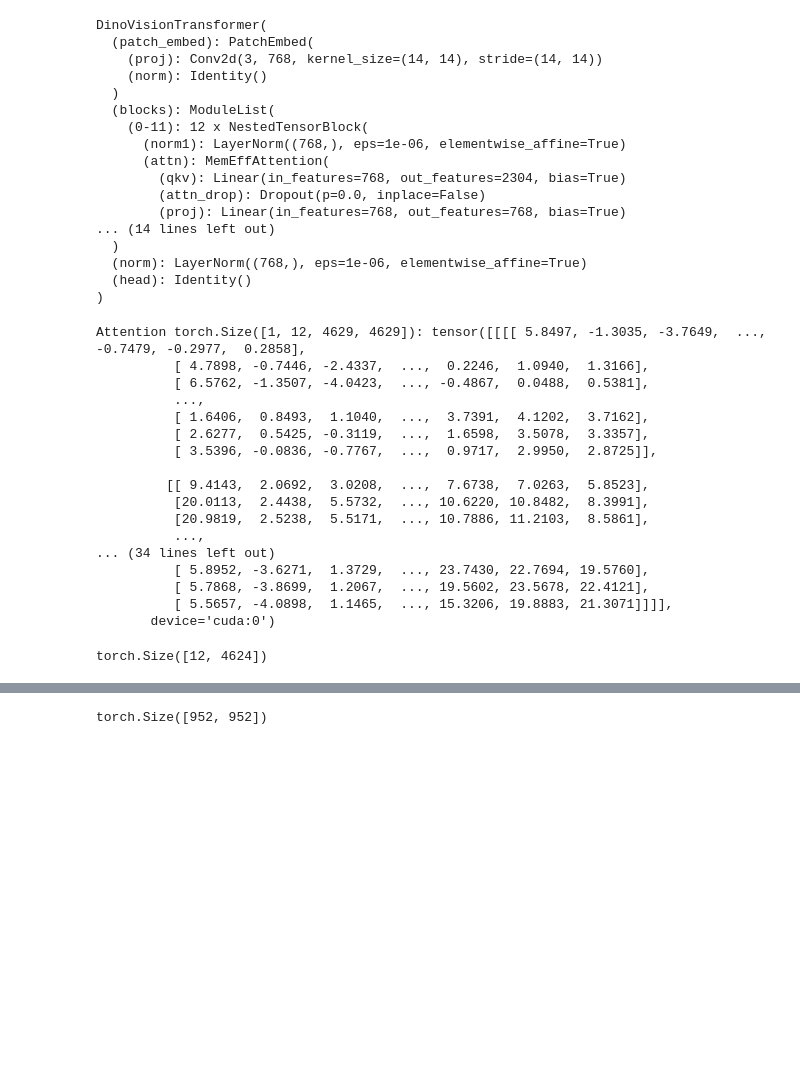
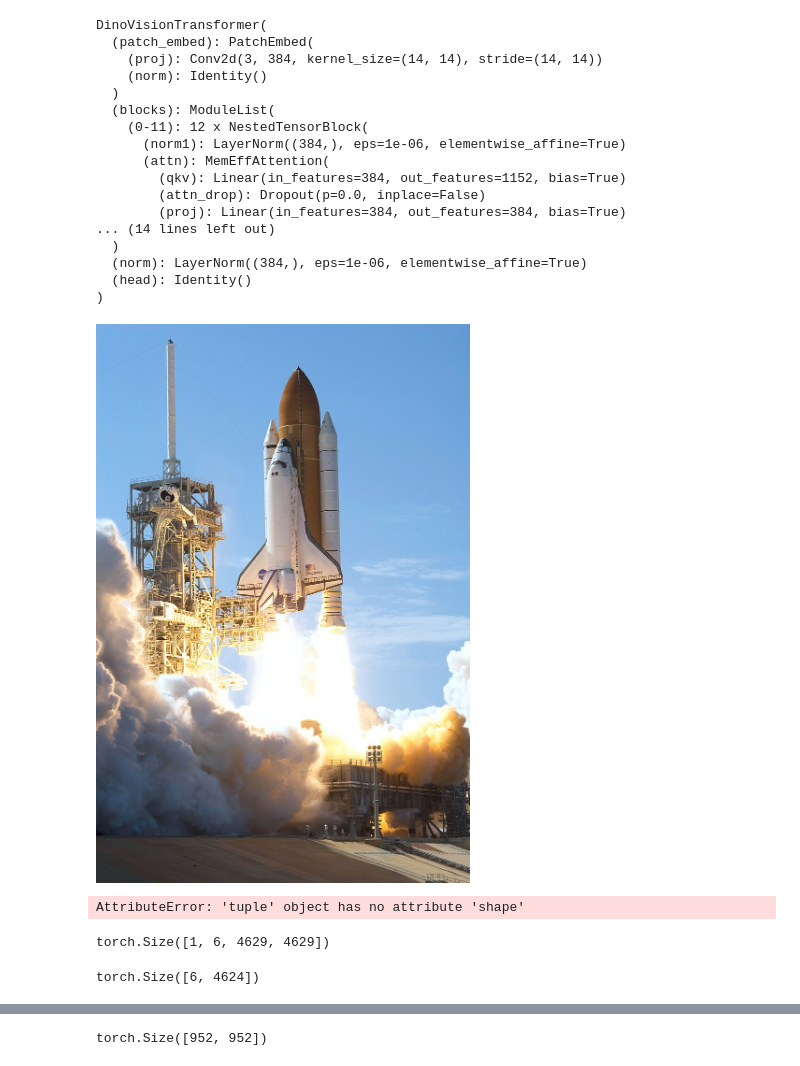
Before and after one commit to ian-chuang/dinov2, a Jupyter notebook: notebooks/attention.ipynb, the cells around one changed output, grey strips where cells are left out. Drawn from its saved outputs; the diff is of its cells as text; code cells hidden in the pictures; blank space fills up the shorter version.

Commit message:
working attention extraction

```diff
--- a/notebooks/attention.ipynb
+++ b/notebooks/attention.ipynb
@@ -63,14 +66,7 @@ n_register_tokens = 4
 
 device = torch.device("cuda") if torch.cuda.is_available() else torch.device("cpu")
 
-# model = vit_small(
-#         patch_size=14,
-#         img_size=526,
-#         init_values=1.0,
-#         num_register_tokens=n_register_tokens,
-#         block_chunks=0
-# )
-model = vit_base(
+model = vit_small(
         patch_size=14,
         img_size=526,
         init_values=1.0,
@@ -89,10 +85,8 @@ model = vit_base(
 #         num_register_tokens=num_register_tokens,
 #         **kwargs,
 #     )
-#     return model
 
-# model.load_state_dict(torch.load('dinov2_vits14_reg4_pretrain.pth'))
-model.load_state_dict(torch.load('dinov2_vitb14_reg4_pretrain.pth'))
+model.load_state_dict(torch.load('dinov2_vits14_reg4_pretrain.pth'))
 for p in model.parameters():
     p.requires_grad = False
 model.to(device)
@@ -100,18 +94,18 @@ model.eval()
 # %% [output]
 DinoVisionTransformer(
   (patch_embed): PatchEmbed(
-    (proj): Conv2d(3, 768, kernel_size=(14, 14), stride=(14, 14))
+    (proj): Conv2d(3, 384, kernel_size=(14, 14), stride=(14, 14))
     (norm): Identity()
   )
   (blocks): ModuleList(
     (0-11): 12 x NestedTensorBlock(
-      (norm1): LayerNorm((768,), eps=1e-06, elementwise_affine=True)
+      (norm1): LayerNorm((384,), eps=1e-06, elementwise_affine=True)
       (attn): MemEffAttention(
-        (qkv): Linear(in_features=768, out_features=2304, bias=True)
+        (qkv): Linear(in_features=384, out_features=1152, bias=True)
         (attn_drop): Dropout(p=0.0, inplace=False)
-        (proj): Linear(in_features=768, out_features=768, bias=True)
+        (proj): Linear(in_features=384, out_features=384, bias=True)
 ... (14 lines left out)
   )
-  (norm): LayerNorm((768,), eps=1e-06, elementwise_affine=True)
+  (norm): LayerNorm((384,), eps=1e-06, elementwise_affine=True)
   (head): Identity()
 )
@@ -135,34 +112,43 @@ img = img.to(device)
+# %%
+# Load the image (STS-124_launch_from_a_distance.jpg) from path
+original_image = Image.open('STS-124_launch_from_a_distance.jpg')
+
+(original_w, original_h) = original_image.size
+
+img = data_transforms(original_image)
+
+# make the image divisible by the patch size
+w, h = img.shape[1] - img.shape[1] % patch_size, img.shape[2] - img.shape[2] % patch_size
+img = img[:, :w, :h]
+
+w_featmap = img.shape[-2] // patch_size
+h_featmap = img.shape[-1] // patch_size
+
+img = img.unsqueeze(0)
+img = img.to(device)
+
+display(original_image)
+# %% [output]
+[figure, added]
 # %%
-attention = model.get_last_self_attention(img.to(device))
+ret = model.forward(img.to(device), is_training=True, output_attentions=True)
+attentions = ret['attentions']
+len(attentions)
+# %% [output]
+AttributeError: 'tuple' object has no attribute 'shape'
 # %%
-print("Attention {}: {}".format(attention.shape, attention))
+attention = attentions[-1]
+attention.shape
 # %% [output]
-Attention torch.Size([1, 12, 4629, 4629]): tensor([[[[ 5.8497, -1.3035, -3.7649,  ..., -0.7479, -0.2977,  0.2858],
-          [ 4.7898, -0.7446, -2.4337,  ...,  0.2246,  1.0940,  1.3166],
-          [ 6.5762, -1.3507, -4.0423,  ..., -0.4867,  0.0488,  0.5381],
-          ...,
-          [ 1.6406,  0.8493,  1.1040,  ...,  3.7391,  4.1202,  3.7162],
-          [ 2.6277,  0.5425, -0.3119,  ...,  1.6598,  3.5078,  3.3357],
-          [ 3.5396, -0.0836, -0.7767,  ...,  0.9717,  2.9950,  2.8725]],
-
-         [[ 9.4143,  2.0692,  3.0208,  ...,  7.6738,  7.0263,  5.8523],
-          [20.0113,  2.4438,  5.5732,  ..., 10.6220, 10.8482,  8.3991],
-          [20.9819,  2.5238,  5.5171,  ..., 10.7886, 11.2103,  8.5861],
-          ...,
-... (34 lines left out)
-          [ 5.8952, -3.6271,  1.3729,  ..., 23.7430, 22.7694, 19.5760],
-          [ 5.7868, -3.8699,  1.2067,  ..., 19.5602, 23.5678, 22.4121],
-          [ 5.5657, -4.0898,  1.1465,  ..., 15.3206, 19.8883, 21.3071]]]],
-       device='cuda:0')
+torch.Size([1, 6, 4629, 4629])
 # %%
 number_of_heads = attention.shape[1]
 
 # attention tokens are packed in after the first token; the spatial tokens follow
 attention = attention[0, :, 0, 1 + n_register_tokens:].reshape(number_of_heads, -1)
+attention.shape
+# %% [output]
+torch.Size([6, 4624])
-# %%
-print(attention.shape)
-# %% [output]
-torch.Size([12, 4624])
 # %%
 # resolution of attention from transformer tokens
 attention = attention.reshape(number_of_heads, w_featmap, h_featmap)
```
Also changed, not shown: parts of 5 cells of this notebook, 6 other files.
